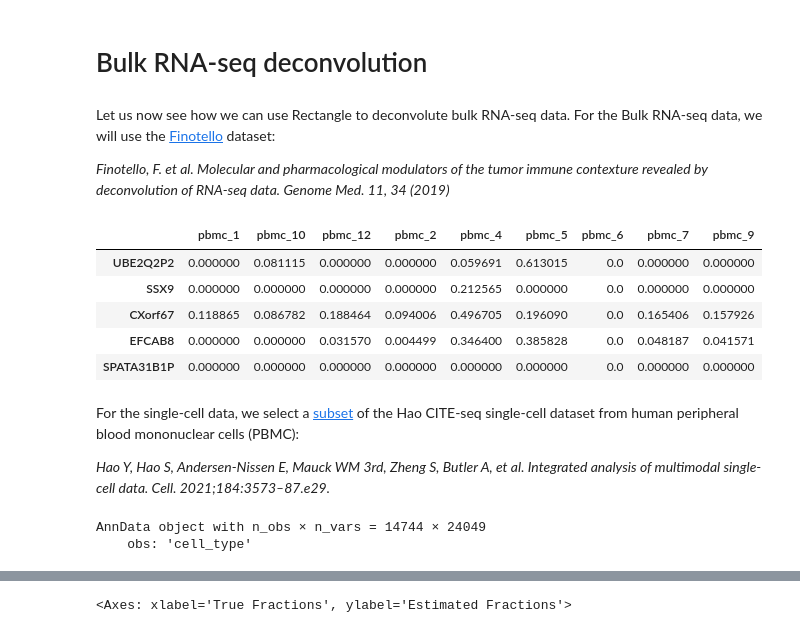
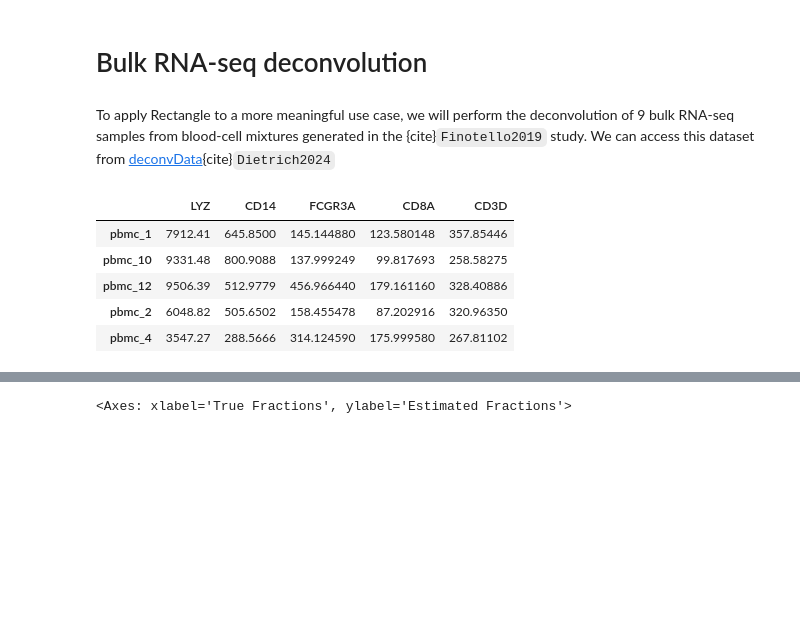
Before and after one commit to ComputationalBiomedicineGroup/Rectangle, a Jupyter notebook: docs/notebooks/example.ipynb, the cells around one changed output, grey strips where cells are left out. Saved outputs shown, nothing was run; the diff lists cells and outputs as text; code cells hidden in the pictures; blank space fills up the shorter version.

```diff
--- a/docs/notebooks/example.ipynb
+++ b/docs/notebooks/example.ipynb
@@ -96,28 +97,17 @@ estimations
 | pbmc_12 | 0.071532 | 0.007335 | 0.225517 | 0.101075 | 0.003095 | 0.018637 | 0.000000e+00 | 0.275009 | 0.256503 | ... |
 # %% [markdown]
 # Bulk RNA-seq deconvolution
-# %% [markdown]
-Let us now see how we can use Rectangle to deconvolute bulk RNA-seq data.
-For the Bulk RNA-seq data, we will use the [Finotello](https://figshare.com/articles/dataset/Validation_real/25347757?file=44877523) dataset:
-
-*Finotello, F. et al. Molecular and pharmacological modulators of the tumor immune contexture revealed by deconvolution of RNA-seq data. Genome Med. 11, 34 (2019)*
-# %%
-bulks_fino = pd.read_csv("../data/bulks_finotello_tpm.csv", index_col=0)
-bulks_fino.head()
-# %% [output]
-|  | pbmc_1 | pbmc_10 | pbmc_12 | pbmc_2 | pbmc_4 | pbmc_5 | pbmc_6 | pbmc_7 | pbmc_9 |
-| UBE2Q2P2 | 0.000000 | 0.081115 | 0.000000 | 0.000000 | 0.059691 | 0.613015 | 0.0 | 0.000000 | 0.000000 |
-| SSX9 | 0.000000 | 0.000000 | 0.000000 | 0.000000 | 0.212565 | 0.000000 | 0.0 | 0.000000 | 0.000000 |
-| CXorf67 | 0.118865 | 0.086782 | 0.188464 | 0.094006 | 0.496705 | 0.196090 | 0.0 | 0.165406 | 0.157926 |
-| EFCAB8 | 0.000000 | 0.000000 | 0.031570 | 0.004499 | 0.346400 | 0.385828 | 0.0 | 0.048187 | 0.041571 |
-| SPATA31B1P | 0.000000 | 0.000000 | 0.000000 | 0.000000 | 0.000000 | 0.000000 | 0.0 | 0.000000 | 0.000000 |
-# %% [markdown]
-For the single-cell data, we select a [subset](https://figshare.com/articles/dataset/Training_sc/25348051?file=56063936) of the Hao CITE-seq single-cell dataset from human peripheral blood mononuclear cells (PBMC):
-
-*Hao Y, Hao S, Andersen-Nissen E, Mauck WM 3rd, Zheng S, Butler A, et al. Integrated analysis of multimodal single-cell data. Cell. 2021;184:3573–87.e29.*
-# %%
-haoSub_adata = read_h5ad("../data/haoSub_adata.h5ad")
-haoSub_adata
-# %% [output]
-AnnData object with n_obs × n_vars = 14744 × 24049
-    obs: 'cell_type'
+# %% [markdown]
+To apply Rectangle to a more meaningful use case, we will perform the deconvolution of 9 bulk RNA-seq samples from blood-cell mixtures generated in the {cite}`Finotello2019` study.
+We can access this dataset from [deconvData](https://figshare.com/articles/dataset/Validation_real/25347757?file=44877523){cite}`Dietrich2024`
+# %%
+url = "https://figshare.com/ndownloader/files/44877523"
+bulks_fino = pd.read_csv(url, index_col=0)
+bulks_fino.T[['LYZ', 'CD14', 'FCGR3A', 'CD8A', 'CD3D']].head()
+# %% [output]
+|  | LYZ | CD14 | FCGR3A | CD8A | CD3D |
+| pbmc_1 | 7912.41 | 645.8500 | 145.144880 | 123.580148 | 357.85446 |
+| pbmc_10 | 9331.48 | 800.9088 | 137.999249 | 99.817693 | 258.58275 |
+| pbmc_12 | 9506.39 | 512.9779 | 456.966440 | 179.161160 | 328.40886 |
+| pbmc_2 | 6048.82 | 505.6502 | 158.455478 | 87.202916 | 320.96350 |
+| pbmc_4 | 3547.27 | 288.5666 | 314.124590 | 175.999580 | 267.81102 |
```
Also changed, not shown: parts of 20 cells of this notebook, 2 other files.
